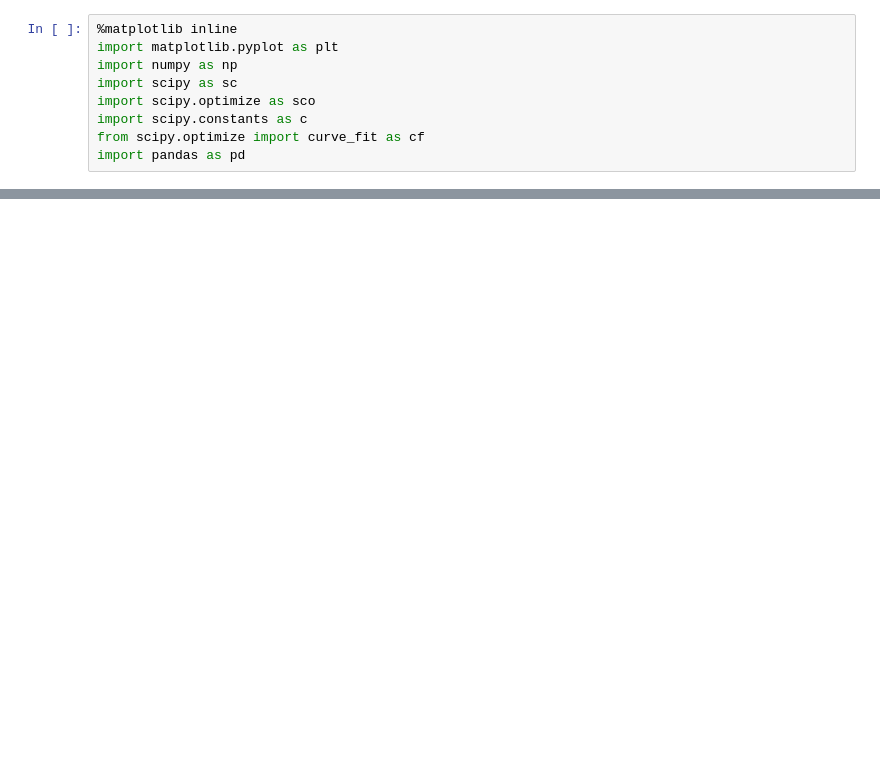
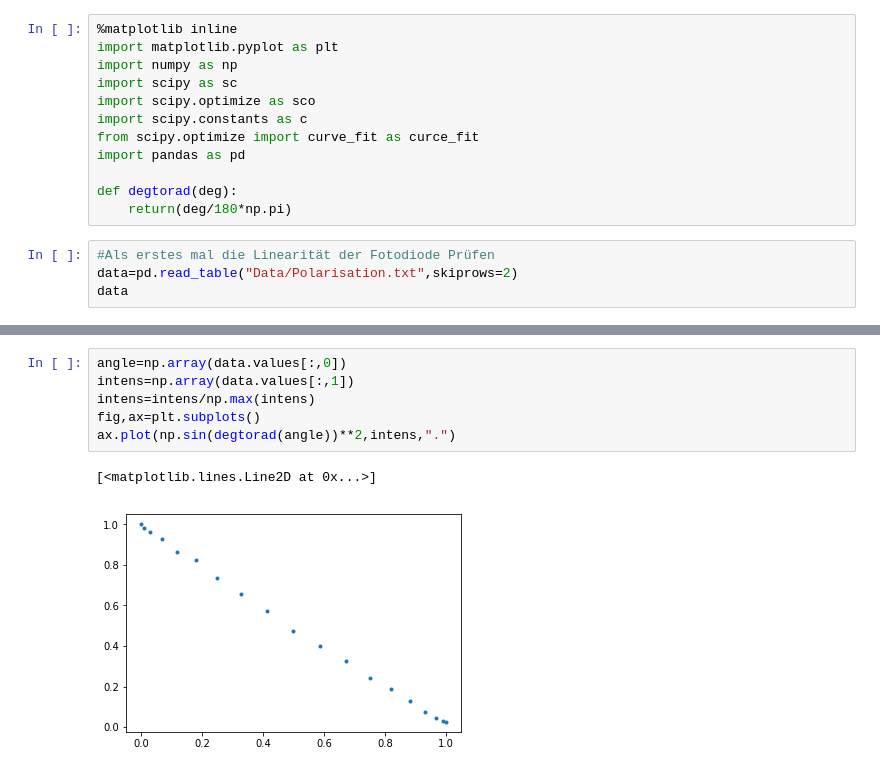
Before and after one commit to qwretz/fpraktikum, a Jupyter notebook: Energy Gap/EnergyGaps.ipynb, the cells around one changed output, grey strips where cells are left out. Cells and saved outputs as stored; diff of their text form; blank space fills up the shorter version.

```diff
--- a/Energy Gap/EnergyGaps.ipynb
+++ b/Energy Gap/EnergyGaps.ipynb
@@ -5,5 +5,12 @@ import numpy as np
 import scipy as sc
 import scipy.optimize as sco
 import scipy.constants as c
-from scipy.optimize import curve_fit as cf
+from scipy.optimize import curve_fit as curce_fit
 import pandas as pd
+
+def degtorad(deg):
+    return(deg/180*np.pi)
+# %%
+#Als erstes mal die Linearität der Fotodiode Prüfen
+data=pd.read_table("Data/Polarisation.txt",skiprows=2)
+data
@@ -10,3 +35,12 @@ import pandas as pd
+# %%
+angle=np.array(data.values[:,0])
+intens=np.array(data.values[:,1])
+intens=intens/np.max(intens)
+fig,ax=plt.subplots()
+ax.plot(np.sin(degtorad(angle))**2,intens,".")
+# %% [output]
+[<matplotlib.lines.Line2D at 0x...>]
+[figure, added]
 # %%
 def dirac(wavelen,T,E_F):
     E=c.h * c.c / wavelen /c.e
```
Also changed, not shown: parts of 3 cells of this notebook, 4 other files.
